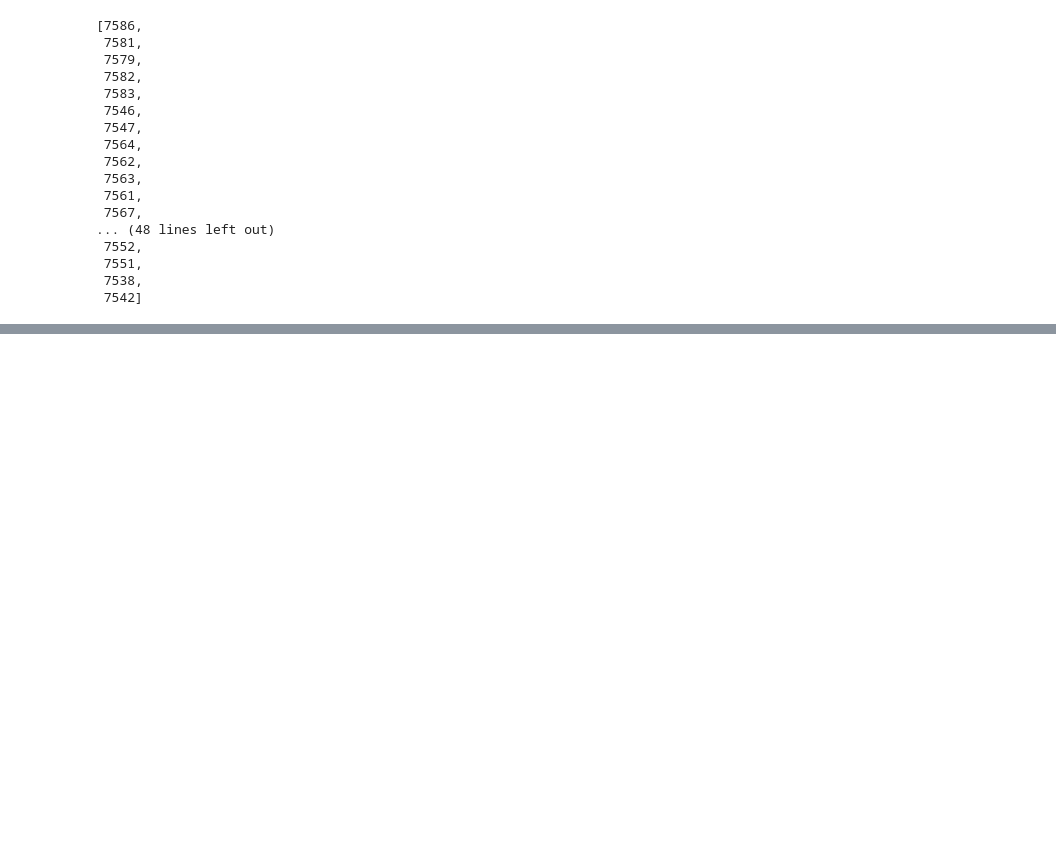
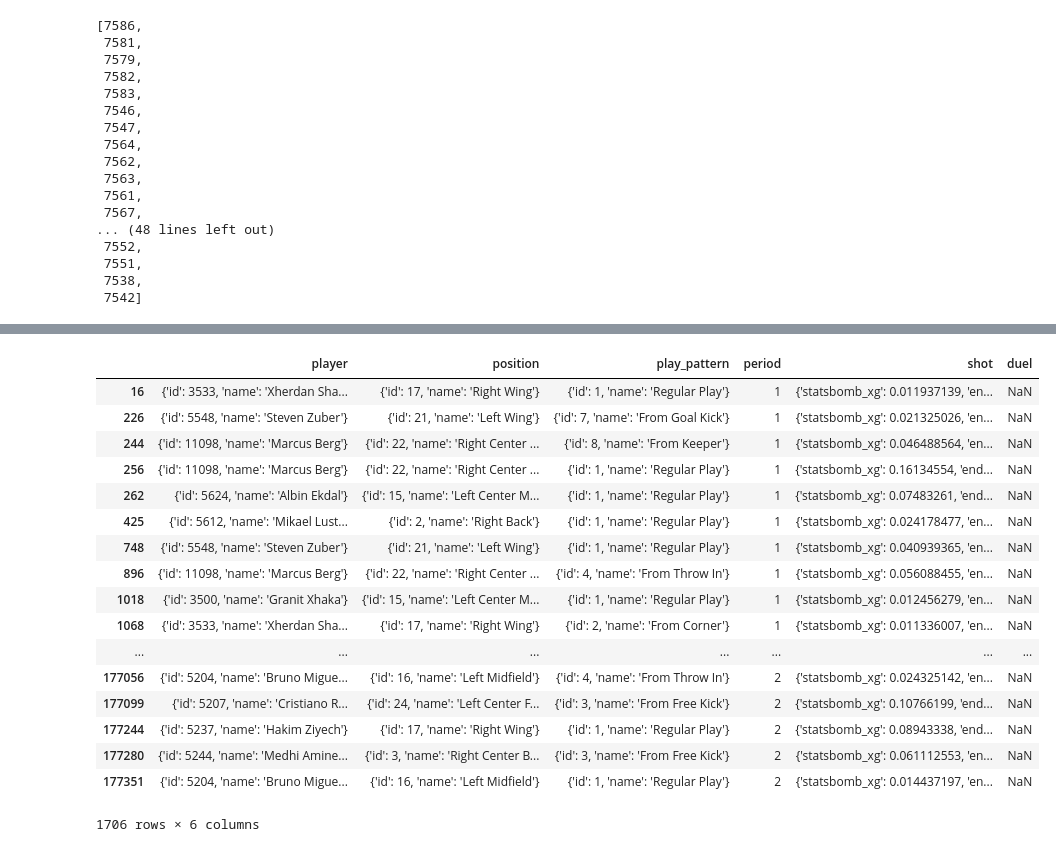
Before and after one commit to sebquetin/ML_Football, a Jupyter notebook: ProjetMLFootball.ipynb, the cells around one changed output, grey strips where cells are left out. Cells and saved outputs as stored; diff of their text form; code cells hidden in the pictures; blank space fills up the shorter version.

```diff
--- a/ProjetMLFootball.ipynb
+++ b/ProjetMLFootball.ipynb
@@ -212,23 +240,0 @@ AttributeError: 'str' object has no attribute 'read'
-# %%
-with open('open-data-master/data/events/7586.json') as event7586_data:
-    event7586_dict = json.load(event7586_data) #la on met dans un dictionnaire les evenements des matches
-
-event7586_str = json.dumps(event7586_dict)
-
-#print(type(event7586_dict[0]))
-#print(event7586_dict[0].values())
-print(event7586_dict[6].keys())
-#print(event7586_dict[0].items())
-#event7586_dict.values
-      #event7586_dict.items
-eventsidtirmatch7586=[]
-eventsidbutmatch7586=[]
-compteurtir=0
-compteurbut=0
-for i in range(np.shape(event7586_dict)[0]):
-   if event7586_dict[i]['type']['id']==16:
-       compteurtir+=1
-       eventsidtirmatch7586+=[event7586_dict[i]['id']]
-       if event7586_dict[i]['shot']['outcome']['id']==97:
-           compteurbut+=1
-           eventsidbutmatch7586+=[event7586_dict[i]['id']]
@@ -260,0 +244,13 @@ il y a 1 buts
+# %%
+world_cup_match=[match['match_id'] for match in match_dict]
+# %%
+events = []
+for i in world_cup_match:
+    with open('open-data-master/data/events/{}.json'.format(i)) as event_data:
+        event = json.load(event_data)
+        events += event
+# %%
+import pandas as pd
+df_events = pd.DataFrame(events)
+df_shot = df_events[df_events['type'].map(lambda x: x['id']==16)]
+df_shot.keys()
@@ -260,0 +266,23 @@ il y a 1 buts
+# %%
+
+df_to_study=df_shot[['player','position','play_pattern','period','shot']]
+df_to_study
+# %% [output]
+|  | player | position | play_pattern | period | shot | duel |
+| 16 | {'id': 3533, 'name': 'Xherdan Sha... | {'id': 17, 'name': 'Right Wing'} | {'id': 1, 'name': 'Regular Play'} | 1 | {'statsbomb_xg': 0.011937139, 'en... | NaN |
+| 226 | {'id': 5548, 'name': 'Steven Zuber'} | {'id': 21, 'name': 'Left Wing'} | {'id': 7, 'name': 'From Goal Kick'} | 1 | {'statsbomb_xg': 0.021325026, 'en... | NaN |
+| 244 | {'id': 11098, 'name': 'Marcus Berg'} | {'id': 22, 'name': 'Right Center ... | {'id': 8, 'name': 'From Keeper'} | 1 | {'statsbomb_xg': 0.046488564, 'en... | NaN |
+| 256 | {'id': 11098, 'name': 'Marcus Berg'} | {'id': 22, 'name': 'Right Center ... | {'id': 1, 'name': 'Regular Play'} | 1 | {'statsbomb_xg': 0.16134554, 'end... | NaN |
+| 262 | {'id': 5624, 'name': 'Albin Ekdal'} | {'id': 15, 'name': 'Left Center M... | {'id': 1, 'name': 'Regular Play'} | 1 | {'statsbomb_xg': 0.07483261, 'end... | NaN |
+| 425 | {'id': 5612, 'name': 'Mikael Lust... | {'id': 2, 'name': 'Right Back'} | {'id': 1, 'name': 'Regular Play'} | 1 | {'statsbomb_xg': 0.024178477, 'en... | NaN |
+| 748 | {'id': 5548, 'name': 'Steven Zuber'} | {'id': 21, 'name': 'Left Wing'} | {'id': 1, 'name': 'Regular Play'} | 1 | {'statsbomb_xg': 0.040939365, 'en... | NaN |
+| 896 | {'id': 11098, 'name': 'Marcus Berg'} | {'id': 22, 'name': 'Right Center ... | {'id': 4, 'name': 'From Throw In'} | 1 | {'statsbomb_xg': 0.056088455, 'en... | NaN |
+| 1018 | {'id': 3500, 'name': 'Granit Xhaka'} | {'id': 15, 'name': 'Left Center M... | {'id': 1, 'name': 'Regular Play'} | 1 | {'statsbomb_xg': 0.012456279, 'en... | NaN |
+| 1068 | {'id': 3533, 'name': 'Xherdan Sha... | {'id': 17, 'name': 'Right Wing'} | {'id': 2, 'name': 'From Corner'} | 1 | {'statsbomb_xg': 0.011336007, 'en... | NaN |
+| ... | ... | ... | ... | ... | ... | ... |
+| 177056 | {'id': 5204, 'name': 'Bruno Migue... | {'id': 16, 'name': 'Left Midfield'} | {'id': 4, 'name': 'From Throw In'} | 2 | {'statsbomb_xg': 0.024325142, 'en... | NaN |
+| 177099 | {'id': 5207, 'name': 'Cristiano R... | {'id': 24, 'name': 'Left Center F... | {'id': 3, 'name': 'From Free Kick'} | 2 | {'statsbomb_xg': 0.10766199, 'end... | NaN |
+| 177244 | {'id': 5237, 'name': 'Hakim Ziyech'} | {'id': 17, 'name': 'Right Wing'} | {'id': 1, 'name': 'Regular Play'} | 2 | {'statsbomb_xg': 0.08943338, 'end... | NaN |
+| 177280 | {'id': 5244, 'name': 'Medhi Amine... | {'id': 3, 'name': 'Right Center B... | {'id': 3, 'name': 'From Free Kick'} | 2 | {'statsbomb_xg': 0.061112553, 'en... | NaN |
+| 177351 | {'id': 5204, 'name': 'Bruno Migue... | {'id': 16, 'name': 'Left Midfield'} | {'id': 1, 'name': 'Regular Play'} | 2 | {'statsbomb_xg': 0.014437197, 'en... | NaN |
+1706 rows × 6 columns
```
Also changed, not shown: parts of 23 cells of this notebook.
